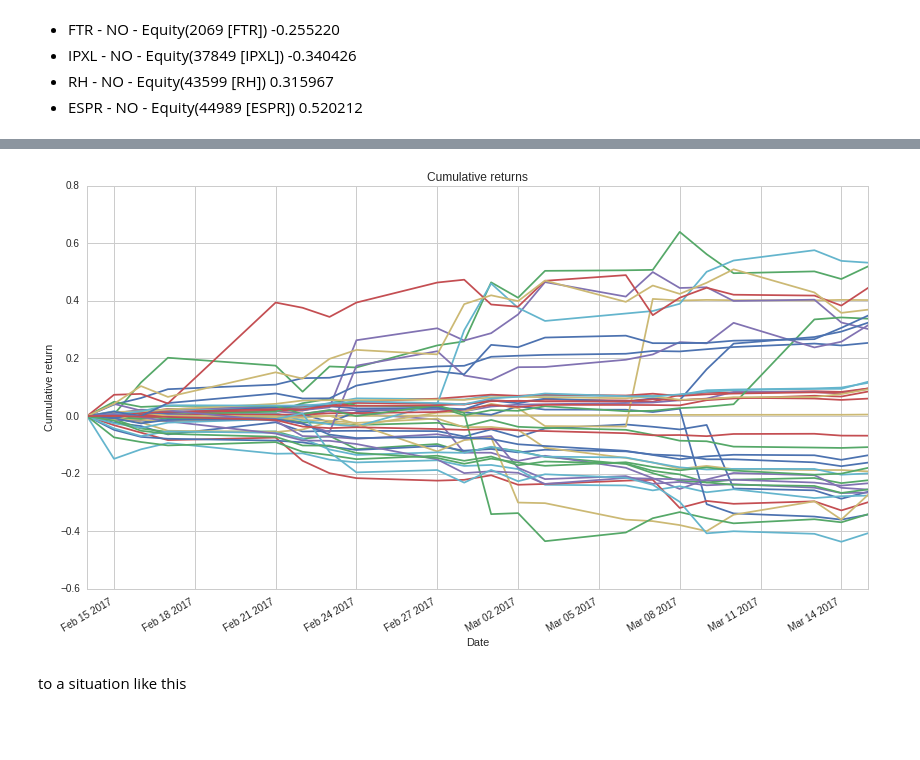
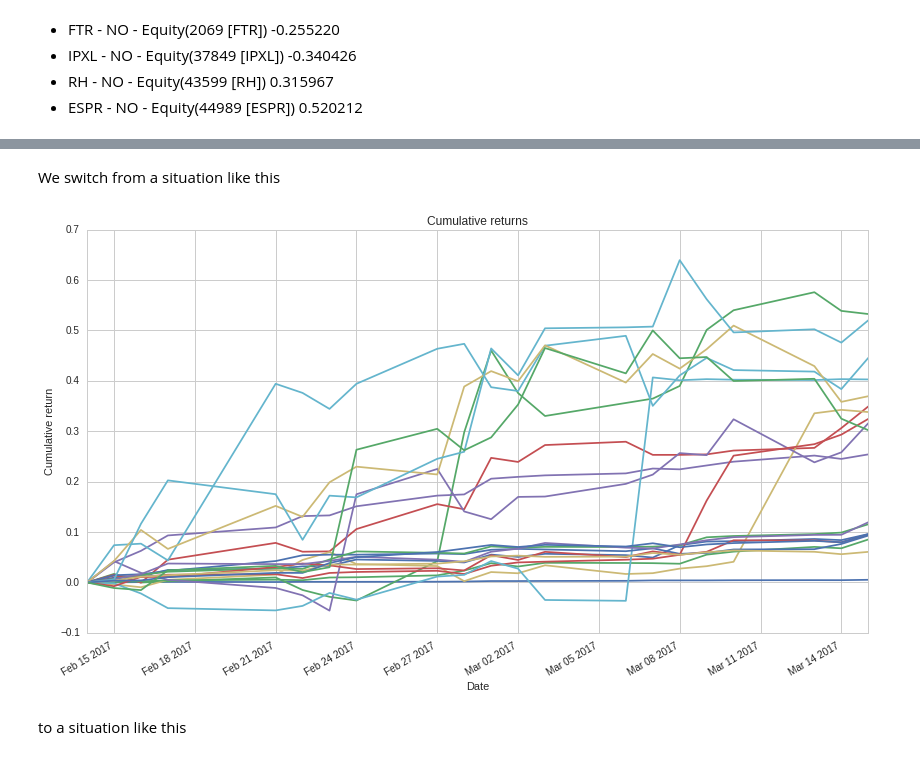
Before and after one commit to gtesei/python-for-finance-notes, a Jupyter notebook: 4_2__Stock_Picking_The_Future_is_not_what_used_to_be.ipynb, the cells around one changed output, grey strips where cells are left out. Cells and saved outputs as stored; diff of their text form; code cells hidden in the pictures; blank space fills up the shorter version.

```diff
--- a/4_2__Stock_Picking_The_Future_is_not_what_used_to_be.ipynb
+++ b/4_2__Stock_Picking_The_Future_is_not_what_used_to_be.ipynb
@@ -560,5 +560,7 @@ expected but they come from the cumulative return list__.
 # %%
-cr = cumulative_returns(pricing_2[list(pick_stock)])
+pick_stock_long = set([item for sub in [cr1.ix[(cr1.shape[0]-1) ,:].sort_values(ascending=False).head(10).index.values.tolist(),
+    sr1.head(10).index.values.tolist()] for item in sub])
+cr = cumulative_returns(pricing_2[list(pick_stock_long)])
 cr = cr.fillna(value=0)
 cr = cr.sort_index()
 crn = cr[-1:]
@@ -580,14 +587,16 @@ And just to cry without doubts, we switch from a situation like this
+# %% [markdown]
+We switch from a situation like this
 # %%
-cr0 = cumulative_returns(pricing_1[list(pick_stock)])
+cr0 = cumulative_returns(pricing_1[list(pick_stock_long)])
 cr0 = cr0.fillna(value=0)
 cr0 = cr0.sort_index()
 ax = cr0.plot(title="Cumulative returns")
 ax.set_xlabel("Date")
 ax.set_ylabel("Cumulative return")
 ax.legend_.remove()
 plt.show()
 # %% [output]
-[figure, old version]
+[figure, new version]
 # %% [markdown]
 to a situation like this
 # %%
```
Also changed, not shown: parts of 16 cells of this notebook.
